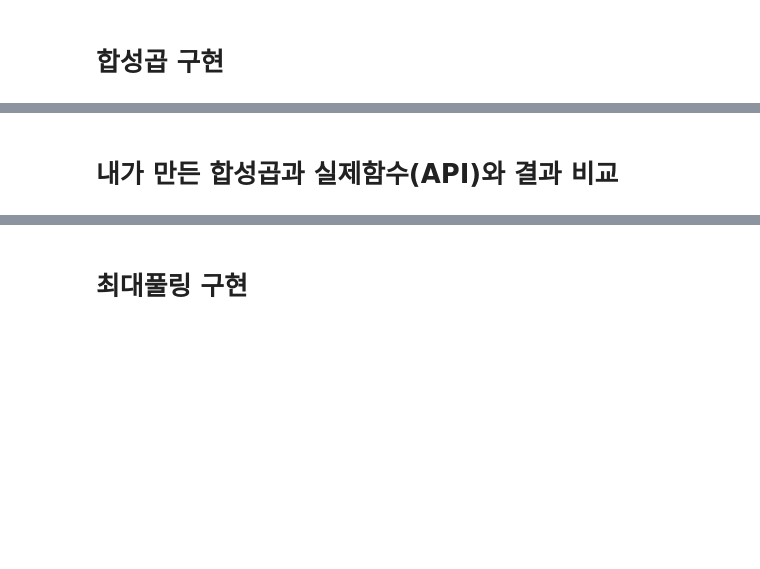
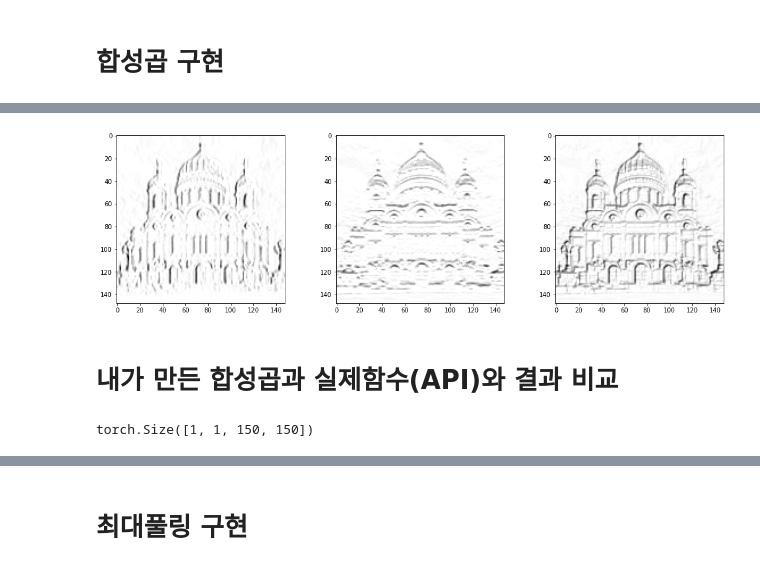
Before and after one commit to PLAYseung/study_ML, a Jupyter notebook: how_to_work_CNN/3_파이토치를_이용한_CNN_핵심모듈_직접구현.ipynb, the cells around one changed output, grey strips where cells are left out. Saved outputs shown, nothing was run; the diff lists cells and outputs as text; code cells hidden in the pictures; blank space fills up the shorter version.

```diff
--- a/how_to_work_CNN/3_파이토치를_이용한_CNN_핵심모듈_직접구현.ipynb
+++ b/how_to_work_CNN/3_파이토치를_이용한_CNN_핵심모듈_직접구현.ipynb
@@ -65,2 +202,23 @@ img_tensor, img_tensor.size, img_tensor.min(), img_tensor.max()
+# %%
+# 커널과 연산을 통해서 데이터에 잡음이 많이 생겼다 -> (음수값들)
+# 음수값들을 일괄적으로 처리(0? 양수화? 기준이 있을듯) -> 다음층으로 보내겠다
+# 활성화 함수의 업무중에 하나 -> relu를 사용하여 음수값을 일괄적으로 0으로 조정하겠다
+
+fig,(ax1,ax2,ax3) = plt.subplots( 1, 3, figsize=(18,5) )
+
+# 원본 (나중에)
+
+# 수직
+ax1.imshow( torch.relu( vertical_conv_img ), cmap='binary' )
+
+# 수평
+ax2.imshow( torch.relu(horizental_conv_img), cmap='binary' )
+
+# 수직 + 수평 -> 외곽선 디텍팅
+ax3.imshow( torch.relu( vertical_conv_img )+torch.relu(horizental_conv_img), cmap='binary' )
+
+plt.show()
+# %% [output]
+[figure, added]
 # %% [markdown]
 # 내가 만든 합성곱과 실제함수(API)와 결과 비교
@@ -66,0 +230,7 @@ img_tensor, img_tensor.size, img_tensor.min(), img_tensor.max()
+# %%
+# NHWC or NCHW( 토치에서 이미지 데이터 구성시 기본 순서 )
+# 그레이스케일 > 1ch
+curImg = img_tensor.view( 1, 1, h, w )
+curImg.size()
+# %% [output]
+torch.Size([1, 1, 150, 150])
```
Also changed, not shown: parts of 27 cells of this notebook, 2 other files.
